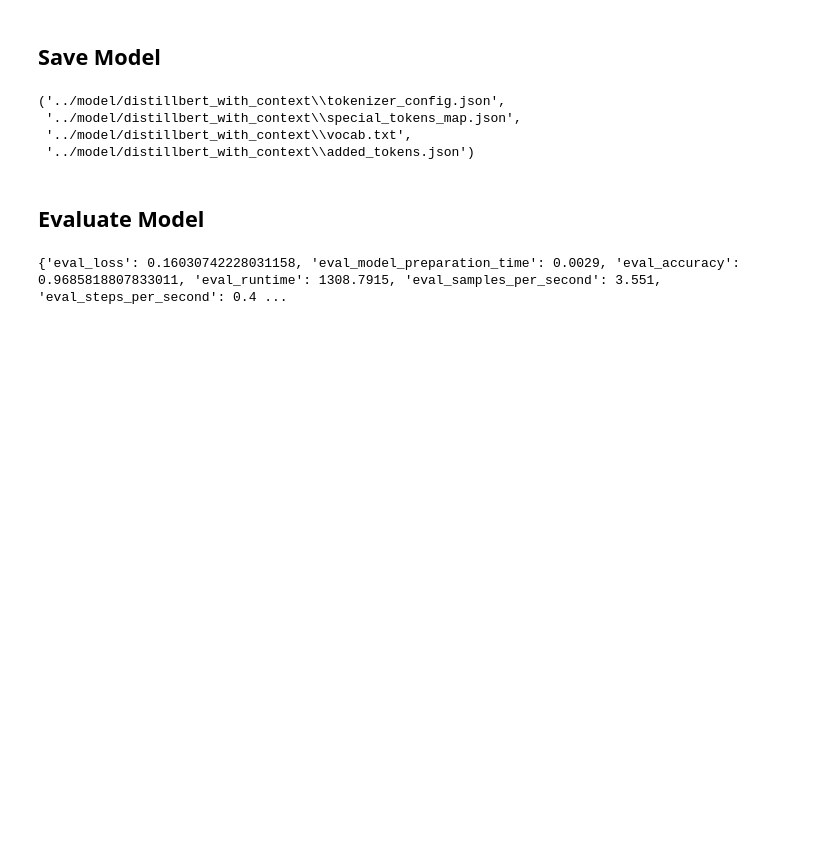
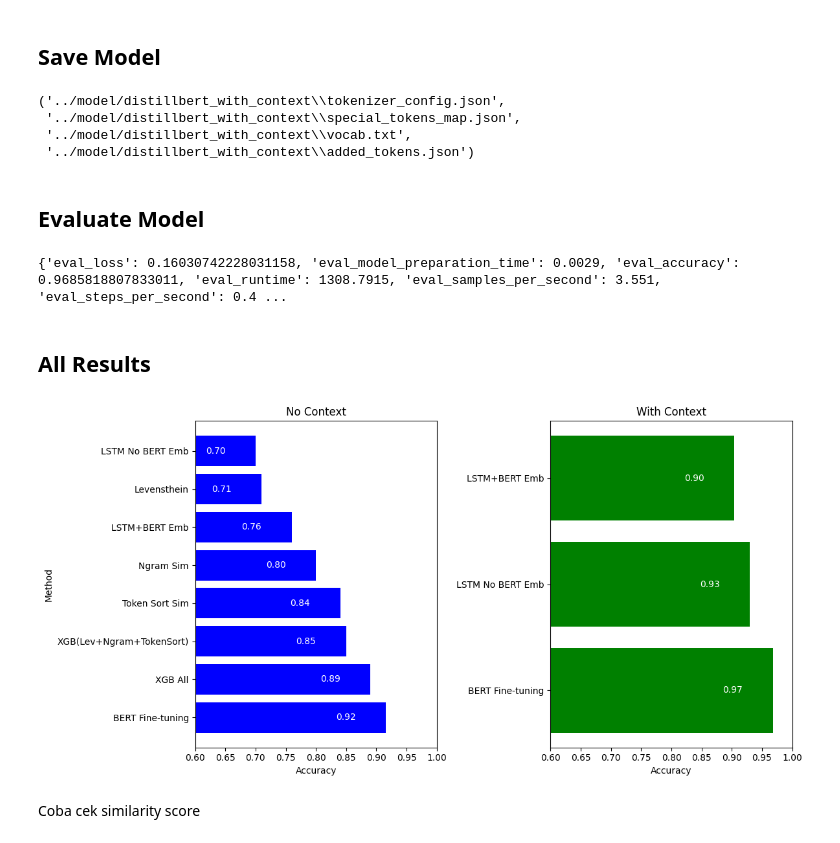
Before and after one commit to fauzanrrizky/repository-tugas-akhir, a Jupyter notebook: script/experiment_bert.ipynb, the cells around one changed output. Drawn from its saved outputs; the diff is of its cells as text; code cells hidden in the pictures; blank space fills up the shorter version.

```diff
--- a/script/experiment_bert.ipynb
+++ b/script/experiment_bert.ipynb
@@ -318,3 +320,5 @@ results = trainer.evaluate()
 print(results)
 # %% [output]
 {'eval_loss': 0.16030742228031158, 'eval_model_preparation_time': 0.0029, 'eval_accuracy': 0.9685818807833011, 'eval_runtime': 1308.7915, 'eval_samples_per_second': 3.551, 'eval_steps_per_second': 0.4 ...
+# %% [markdown]
+## All Results
@@ -320,0 +341,53 @@ print(results)
+# %%
+import matplotlib.pyplot as plt
+import numpy as np
+
+# Data for No Context
+nc_methods = ['Levensthein', 'Ngram Sim', 'Token Sort Sim', 'XGB(Lev+Ngram+TokenSort)', 'XGB All', 'LSTM+BERT Emb', 'LSTM No BERT Emb', 'BERT Fine-tuning']
+nc_scores = [0.71, 0.80, 0.84, 0.85, 0.89, 0.76, 0.70, 0.916]
+
+# Data for With Context
+c_methods = ['LSTM+BERT Emb', 'LSTM No BERT Emb', 'BERT Fine-tuning']
+c_scores = [0.904, 0.93, 0.968]
+
+# Sort the data by scores in descending order for both No Context and With Context
+nc_sorted = sorted(zip(nc_scores, nc_methods), reverse=True)
+c_sorted = sorted(zip(c_scores, c_methods), reverse=True)
+
+# Unzip the sorted data
+nc_scores_sorted, nc_methods_sorted = zip(*nc_sorted)
+c_scores_sorted, c_methods_sorted = zip(*c_sorted)
+
+# Set up the figure and axes for two side-by-side bar charts
+fig, (ax1, ax2) = plt.subplots(1, 2, figsize=(12, 6))
+
+# Bar chart for No Context with sorted values
+bars1 = ax1.barh(nc_methods_sorted, nc_scores_sorted, color='blue')
+ax1.set_title('No Context')
+ax1.set_xlabel('Accuracy')
+ax1.set_xlim(0.6, 1)
+ax1.set_ylabel('Method')
+
+# Add labels to bars in No Context chart
+for bar in bars1:
+    width = bar.get_width()
+    ax1.text(width - 0.05, bar.get_y() + bar.get_height()/2, f'{width:.2f}', va='center', ha='right', color='white')
+
+# Bar chart for With Context with sorted values
+bars2 = ax2.barh(c_methods_sorted, c_scores_sorted, color='green')
+ax2.set_title('With Context')
+ax2.set_xlabel('Accuracy')
+ax2.set_xlim(0.6, 1)
+
+# Add labels to bars in With Context chart
+for bar in bars2:
+    width = bar.get_width()
+    ax2.text(width - 0.05, bar.get_y() + bar.get_height()/2, f'{width:.2f}', va='center', ha='right', color='white')
+
+# Adjust layout and show the plots
+plt.tight_layout()
+plt.show()
+# %% [output]
+[figure, added]
+# %% [markdown]
+Coba cek similarity score
```
Also changed, not shown: parts of 2 cells of this notebook, 1 other file.
